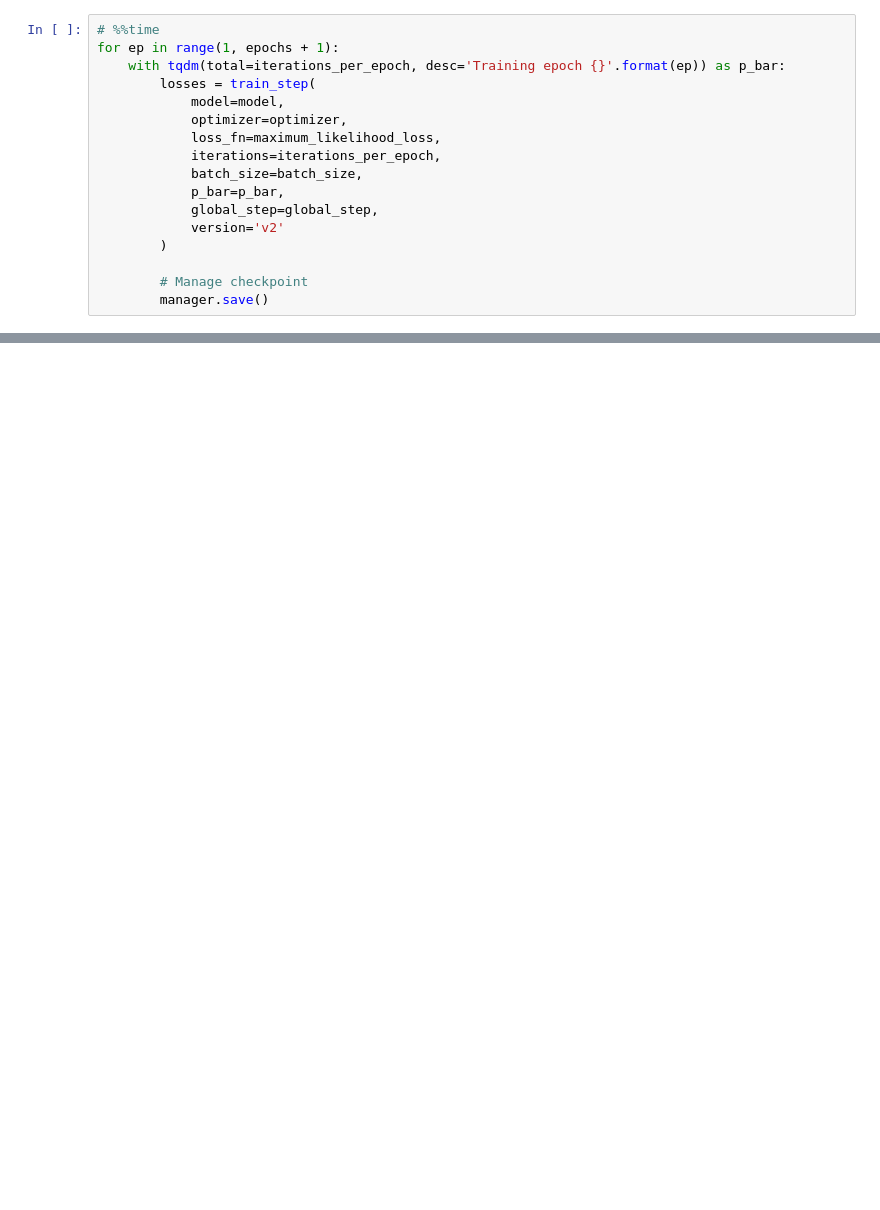
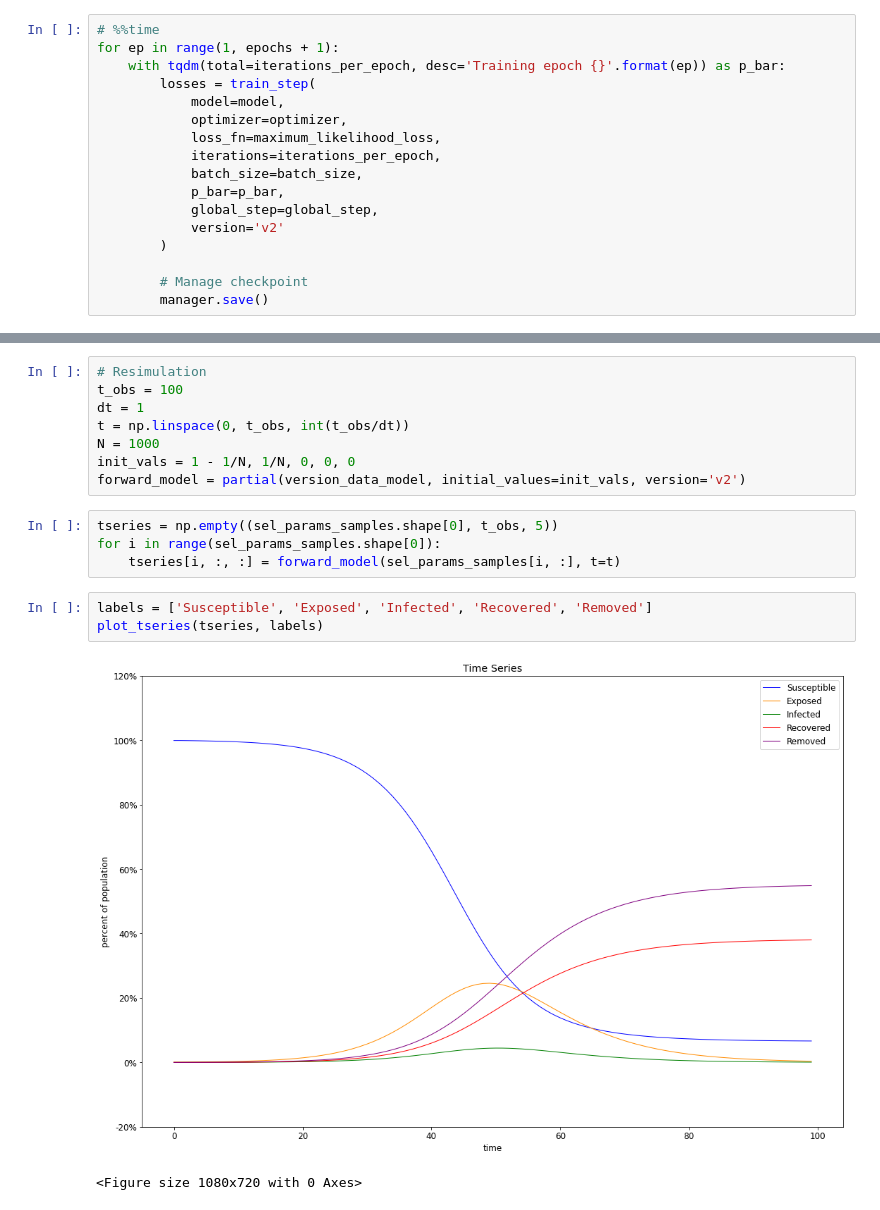
Before and after one commit to juan190199/BachelorThesis, a Jupyter notebook: notebooks/bayesflow_parameter_estimation_v2.ipynb, the cells around one changed output, grey strips where cells are left out. Saved outputs shown, nothing was run; the diff lists cells and outputs as text; blank space fills up the shorter version.

```diff
--- a/notebooks/bayesflow_parameter_estimation_v2.ipynb
+++ b/notebooks/bayesflow_parameter_estimation_v2.ipynb
@@ -142,0 +175,18 @@ for ep in range(1, epochs + 1):
+# %%
+# Resimulation
+t_obs = 100
+dt = 1
+t = np.linspace(0, t_obs, int(t_obs/dt))
+N = 1000
+init_vals = 1 - 1/N, 1/N, 0, 0, 0
+forward_model = partial(version_data_model, initial_values=init_vals, version='v2')
+# %%
+tseries = np.empty((sel_params_samples.shape[0], t_obs, 5))
+for i in range(sel_params_samples.shape[0]):
+    tseries[i, :, :] = forward_model(sel_params_samples[i, :], t=t)
+# %%
+labels = ['Susceptible', 'Exposed', 'Infected', 'Recovered', 'Removed']
+plot_tseries(tseries, labels)
+# %% [output]
+[figure, added]
+<Figure size 1080x720 with 0 Axes>
```
Also changed, not shown: parts of 15 cells of this notebook.
